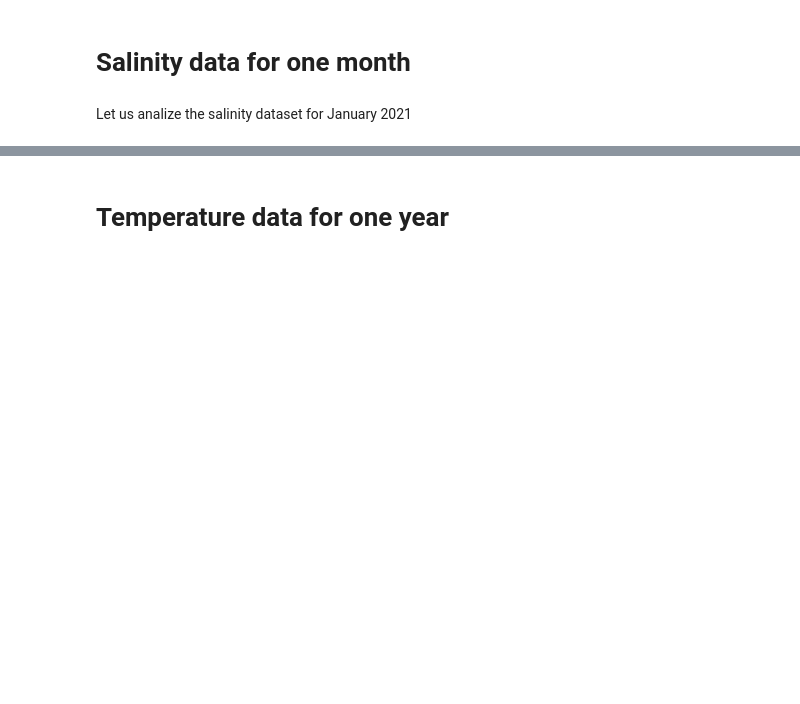
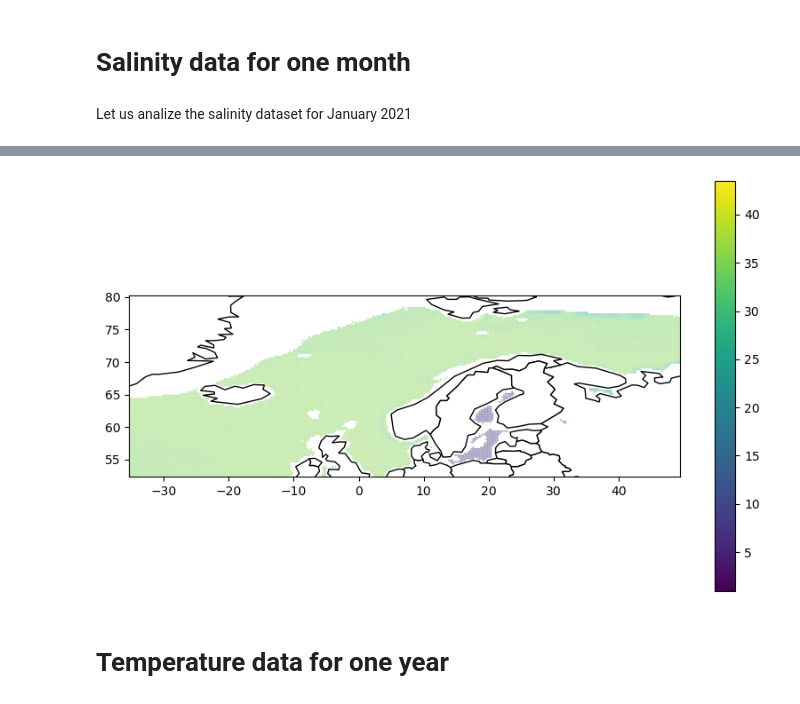
Before and after one commit to dccartagena/Fishing-Datasets, a Jupyter notebook: fish-notebook.ipynb, the cells around one changed output, grey strips where cells are left out. Saved outputs shown, nothing was run; the diff lists cells and outputs as text; code cells hidden in the pictures; blank space fills up the shorter version.

```diff
--- a/fish-notebook.ipynb
+++ b/fish-notebook.ipynb
@@ -49,0 +148,8 @@ plt.show()
+# %%
+# Create a geometry column in the DataFrame
+sal_df['geometry'] = [Point(xy) for xy in zip(sal_df['lon'], sal_df['lat'])]
+
+# Convert the DataFrame to a GeoDataFrame
+sal_gdf = gpd.GeoDataFrame(sal_df, geometry='geometry')
+
+sal_gdf.head()
@@ -50,3 +163,30 @@ plt.show()
+# %%
+# Define a function to convert longitude values
+def convert_longitude(lon):
+    return lon if lon <= 180 else lon - 360
+
+# Apply the function to the lon column
+sal_gdf['lon'] = sal_gdf['lon'].apply(convert_longitude)
+
+# Update the geometry column with the new longitude values
+sal_gdf['geometry'] = [Point(xy) for xy in zip(sal_gdf['lon'], sal_gdf['lat'])]
+# %%
+# Create a map within the boundaries
+fig, ax = plt.subplots(figsize=(10, 6))
+
+# Set the x and y limits of the plot
+ax.set_xlim(min_longitude, max_longitude)
+ax.set_ylim(min_latitude, max_latitude)
+
+world = gpd.read_file(gpd.datasets.get_path('naturalearth_lowres'))
+world.plot(ax=ax, color='white', edgecolor='black')
+
+# Plot the GeoDataFrame on the same axes
+sal_gdf.plot(ax=ax, column='sal', cmap='viridis', legend=True, markersize=0.05)
+
+plt.show()
+# %% [output]
+[figure, added]
 # %% [markdown]
 # Temperature data for one year
 # %%
```
Also changed, not shown: parts of 21 cells of this notebook.
